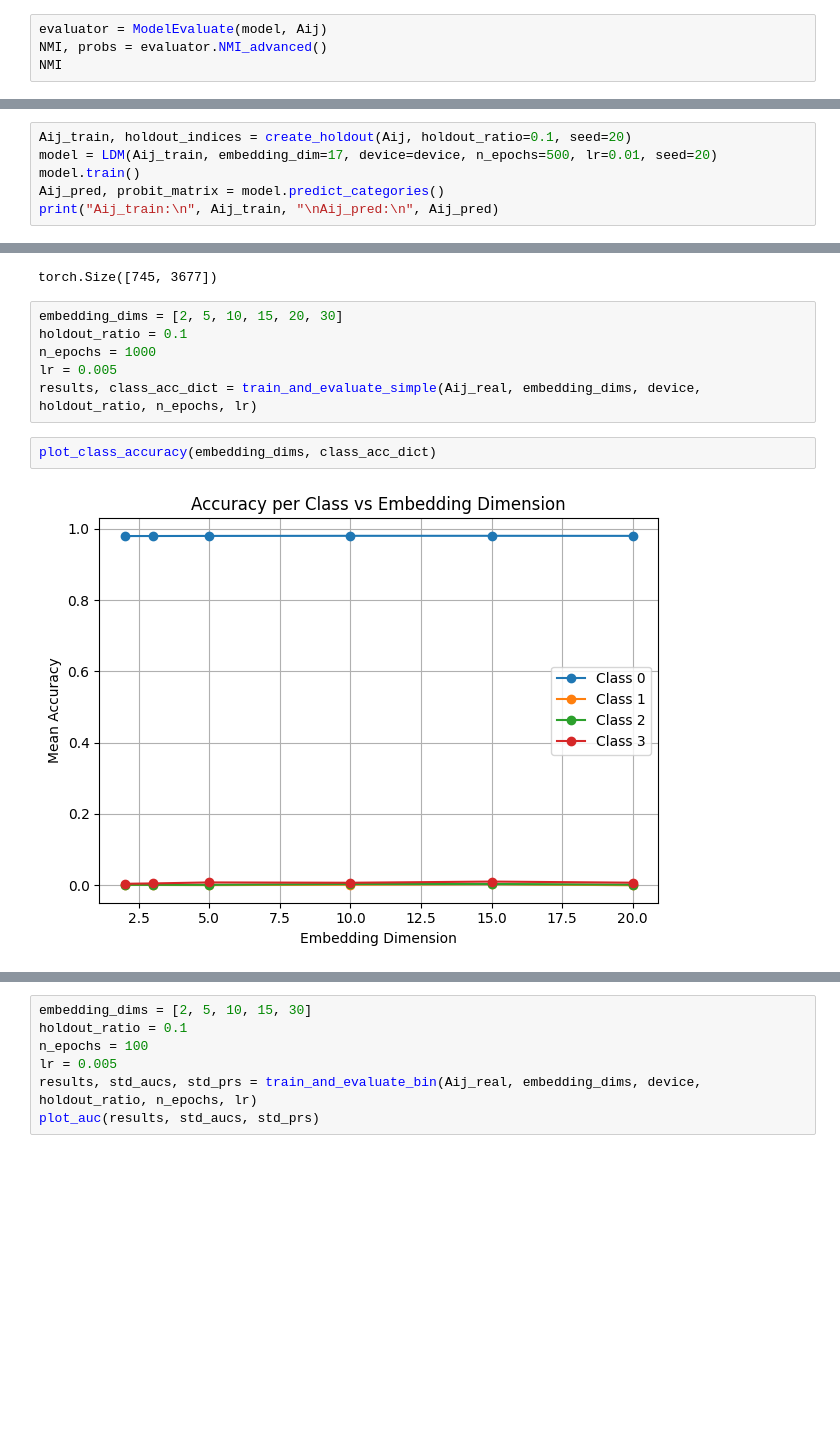
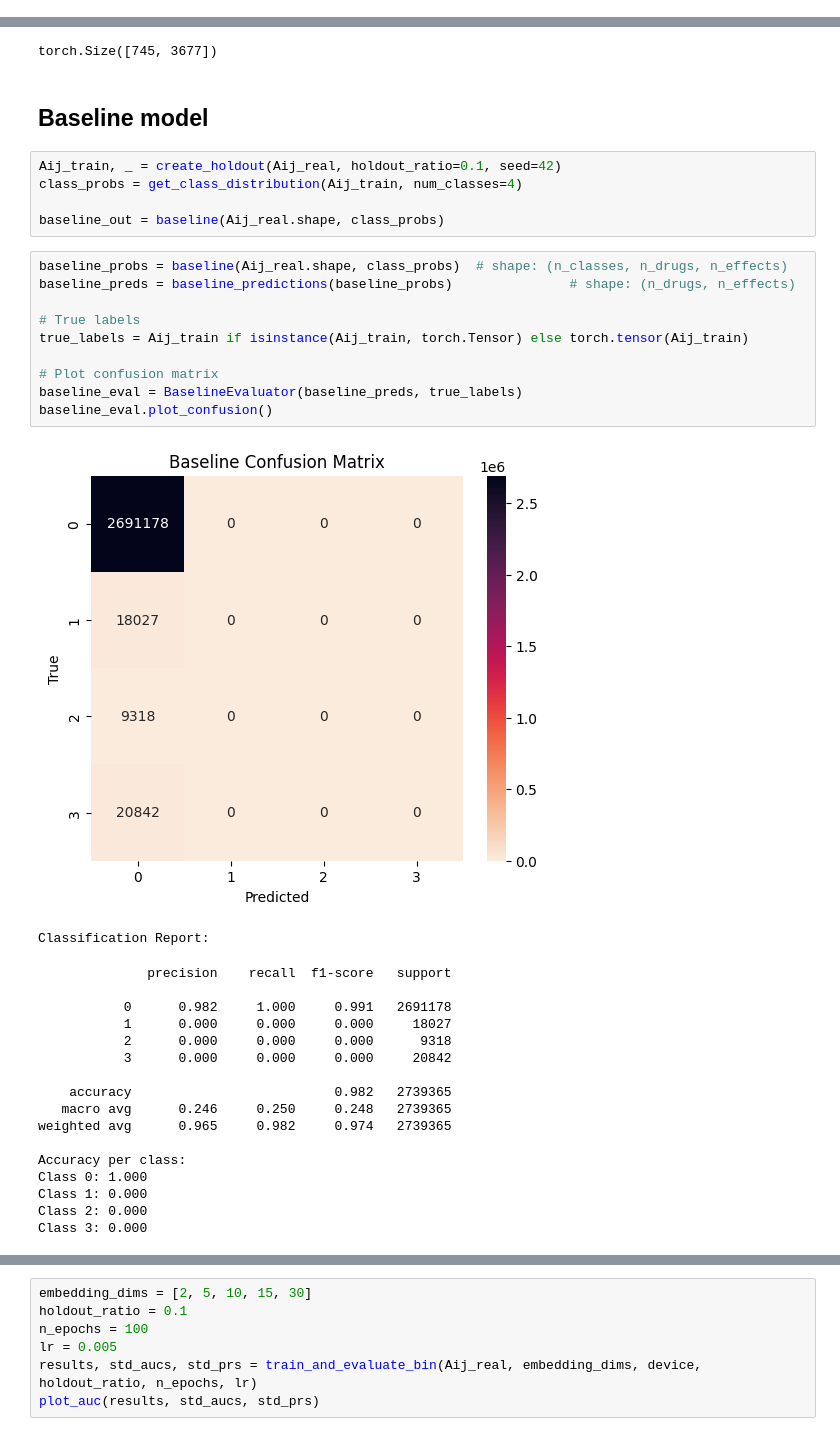
Before and after one commit to christineschutt/LatentDistanceModel, a Jupyter notebook: latent_distance/evaluation.ipynb, the cells around one changed output, grey strips where cells are left out. Drawn from its saved outputs; the diff is of its cells as text; blank space fills up the shorter version.

```diff
--- a/latent_distance/evaluation.ipynb
+++ b/latent_distance/evaluation.ipynb
@@ -669,4 +734,0 @@ NMI, joint_probs
-# %%
-evaluator = ModelEvaluate(model, Aij)
-NMI, probs = evaluator.NMI_advanced()
-NMI
@@ -680,6 +734,0 @@ KeyboardInterrupt:
-# %%
-Aij_train, holdout_indices = create_holdout(Aij, holdout_ratio=0.1, seed=20)
-model = LDM(Aij_train, embedding_dim=17, device=device, n_epochs=500, lr=0.01, seed=20)
-model.train()
-Aij_pred, probit_matrix = model.predict_categories()
-print("Aij_train:\n", Aij_train, "\nAij_pred:\n", Aij_pred)
@@ -773,13 +786,39 @@ Aij_real = load_data(csv_path, device)
 print(Aij_real.shape)
 # %% [output]
 torch.Size([745, 3677])
-# %%
-embedding_dims = [2, 5, 10, 15, 20, 30]
-holdout_ratio = 0.1
-n_epochs = 1000
-lr = 0.005
-results, class_acc_dict = train_and_evaluate_simple(Aij_real, embedding_dims, device, holdout_ratio, n_epochs, lr)
-# %%
-plot_class_accuracy(embedding_dims, class_acc_dict)
-# %% [output]
-[figure, removed]
+# %% [markdown]
+## Baseline model
+# %%
+Aij_train, _ = create_holdout(Aij_real, holdout_ratio=0.1, seed=42)
+class_probs = get_class_distribution(Aij_train, num_classes=4)
+
+baseline_out = baseline(Aij_real.shape, class_probs)
+# %%
+baseline_probs = baseline(Aij_real.shape, class_probs)  # shape: (n_classes, n_drugs, n_effects)
+baseline_preds = baseline_predictions(baseline_probs)               # shape: (n_drugs, n_effects)
+
+# True labels
+true_labels = Aij_train if isinstance(Aij_train, torch.Tensor) else torch.tensor(Aij_train)
+
+# Plot confusion matrix
+baseline_eval = BaselineEvaluator(baseline_preds, true_labels)
+baseline_eval.plot_confusion()
+# %% [output]
+[figure, added]
+Classification Report:
+              precision    recall  f1-score   support
+
+           0      0.982     1.000     0.991   2691178
+           1      0.000     0.000     0.000     18027
+           2      0.000     0.000     0.000      9318
+           3      0.000     0.000     0.000     20842
+
+    accuracy                          0.982   2739365
+   macro avg      0.246     0.250     0.248   2739365
+weighted avg      0.965     0.982     0.974   2739365
+
+Accuracy per class:
+Class 0: 1.000
+Class 1: 0.000
+Class 2: 0.000
+Class 3: 0.000
```
Also changed, not shown: parts of 73 cells of this notebook, 20 other files.
